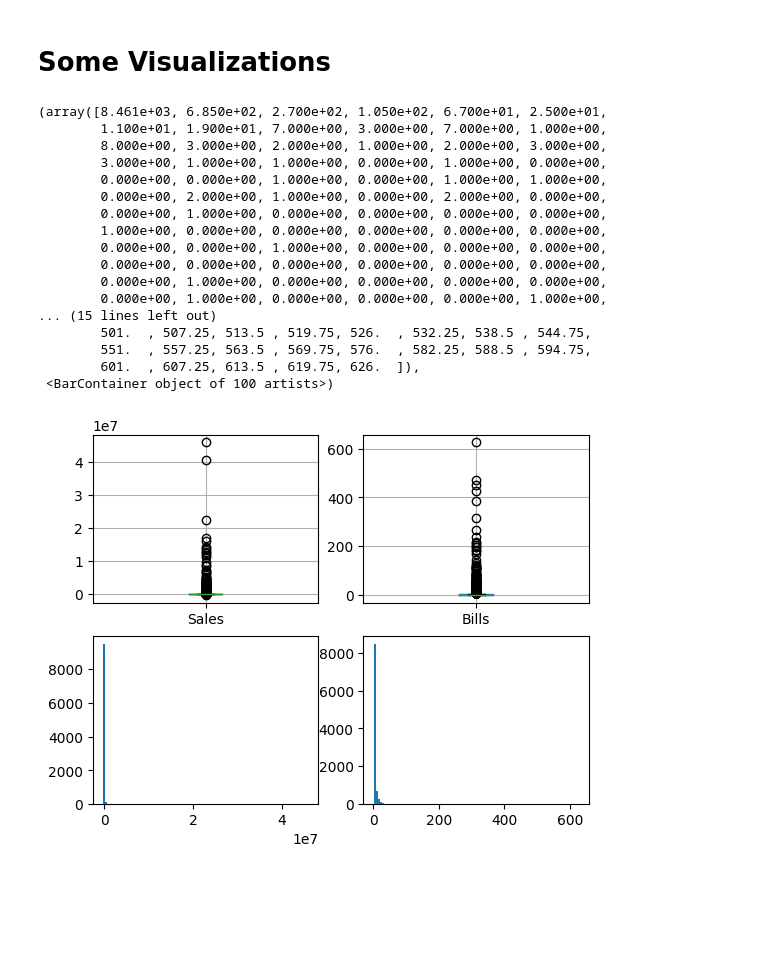
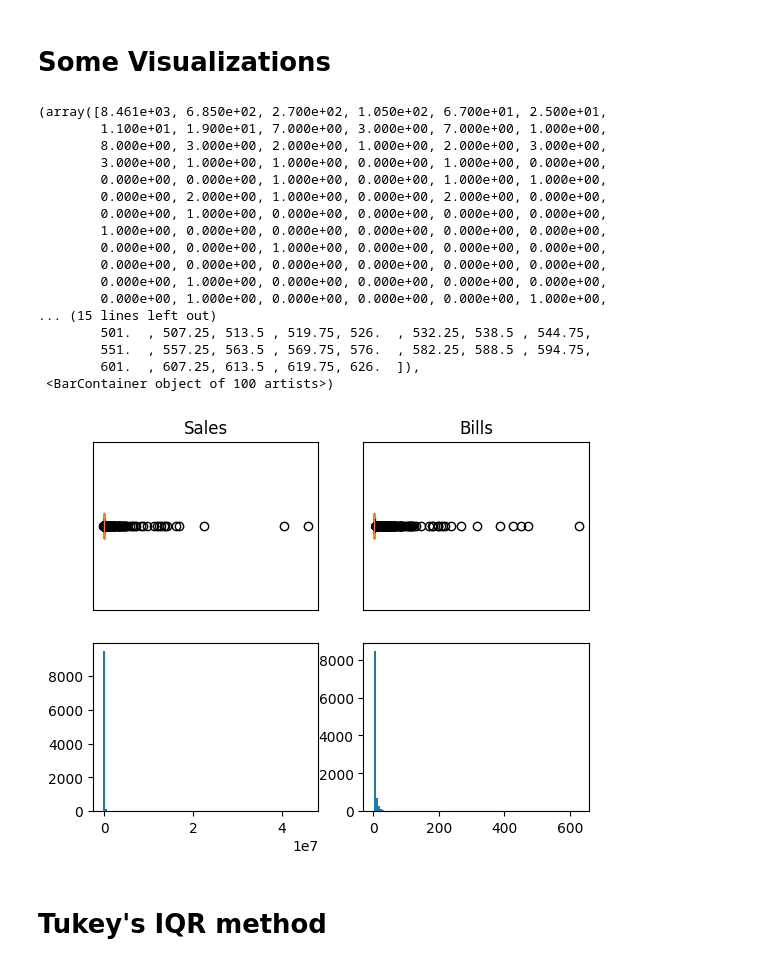
Before and after one commit to mcleroj/Python, a Jupyter notebook: outliers_detection.ipynb, the cells around one changed output. Saved outputs shown, nothing was run; the diff lists cells and outputs as text; code cells hidden in the pictures; blank space fills up the shorter version.

```diff
--- a/outliers_detection.ipynb
+++ b/outliers_detection.ipynb
@@ -22,0 +14,4 @@ df_raw.head()
+# %%
+type_table = {"Code": "int32", "Year": "int32", "Sales": "float32", "Bills": "int16"}
+df_raw = pd.read_csv("sales_and_bills.csv", index_col=False)
+# df_raw.info
@@ -25,26 +35,32 @@ df_raw.head()
 # %%
 fig, axes = plt.subplots(2, 2)
 
-df_raw.boxplot(column='Sales', ax=axes[0, 0])
-df_raw.boxplot(column='Bills', ax=axes[0, 1])
+# df_raw.boxplot(column='Sales', ax=axes[0, 0])
+# df_raw.boxplot(column='Bills', ax=axes[0, 1])
+axes[0, 0].boxplot(x=df_raw.Sales, vert=False, labels=[""])
+axes[0, 0].set(title="Sales", xticklabels="", xticks=[], yticks=[])
+axes[0, 1].boxplot(x=df_raw.Bills, vert=False, labels=[""])
+axes[0, 1].set(title="Bills", xticklabels="", xticks=[], yticks=[])
 axes[1, 0].hist(x=df_raw.Sales, bins=100)
 axes[1, 1].hist(x=df_raw.Bills, bins=100)
 # %% [output]
 (array([8.461e+03, 6.850e+02, 2.700e+02, 1.050e+02, 6.700e+01, 2.500e+01,
         1.100e+01, 1.900e+01, 7.000e+00, 3.000e+00, 7.000e+00, 1.000e+00,
         8.000e+00, 3.000e+00, 2.000e+00, 1.000e+00, 2.000e+00, 3.000e+00,
         3.000e+00, 1.000e+00, 1.000e+00, 0.000e+00, 1.000e+00, 0.000e+00,
         0.000e+00, 0.000e+00, 1.000e+00, 0.000e+00, 1.000e+00, 1.000e+00,
         0.000e+00, 2.000e+00, 1.000e+00, 0.000e+00, 2.000e+00, 0.000e+00,
         0.000e+00, 1.000e+00, 0.000e+00, 0.000e+00, 0.000e+00, 0.000e+00,
         1.000e+00, 0.000e+00, 0.000e+00, 0.000e+00, 0.000e+00, 0.000e+00,
         0.000e+00, 0.000e+00, 1.000e+00, 0.000e+00, 0.000e+00, 0.000e+00,
         0.000e+00, 0.000e+00, 0.000e+00, 0.000e+00, 0.000e+00, 0.000e+00,
         0.000e+00, 1.000e+00, 0.000e+00, 0.000e+00, 0.000e+00, 0.000e+00,
         0.000e+00, 1.000e+00, 0.000e+00, 0.000e+00, 0.000e+00, 1.000e+00,
 ... (15 lines left out)
         501.  , 507.25, 513.5 , 519.75, 526.  , 532.25, 538.5 , 544.75,
         551.  , 557.25, 563.5 , 569.75, 576.  , 582.25, 588.5 , 594.75,
         601.  , 607.25, 613.5 , 619.75, 626.  ]),
  <BarContainer object of 100 artists>)
-[figure, old version]
+[figure, new version]
+# %% [markdown]
+# Tukey's IQR method
```
Also changed, not shown: parts of 7 cells of this notebook, 2 other files.
